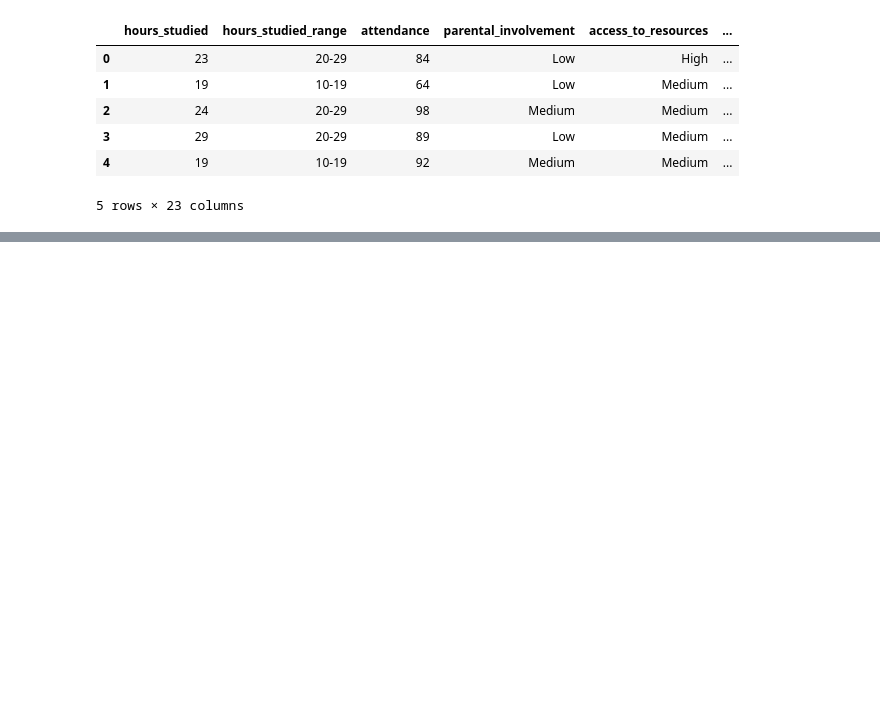
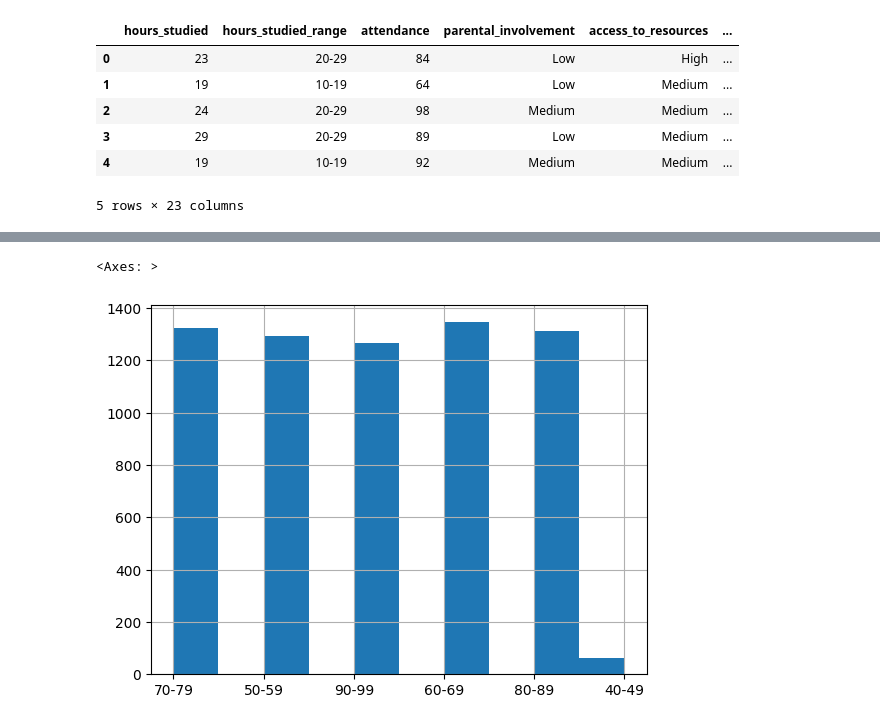
Before and after one commit to eeeare-eyesee/Student_Performance_Project, a Jupyter notebook: Student_Performance_Factors.ipynb, the cells around one changed output, grey strips where cells are left out. Cells and saved outputs as stored; diff of their text form; code cells hidden in the pictures; blank space fills up the shorter version.

Commit message:
adding base visualizations

```diff
--- a/Student_Performance_Factors.ipynb
+++ b/Student_Performance_Factors.ipynb
@@ -305,8 +319,8 @@ df.head()
 # %%
 #create bins for hours studied
 df['exam_score'].unique()
-exam_score_bins = [0, 10, 20, 30, 40, 50, 60, 70, 80, 90, 100]
-exam_score_labels=['0-9','10-19','20-29','30-39','40-49','50-59','60-69','70-79','80-89','90-99']
+exam_score_bins = [0, 10, 20, 30, 40, 50, 60, 70, 80, 90, 101]
+exam_score_labels=['0-9','10-19','20-29','30-39','40-49','50-59','60-69','70-79','80-89','90-100']
 
 df['exam_score_range'] =pd.cut(df['exam_score'], bins=exam_score_bins, labels=exam_score_labels)
 df[['exam_score','exam_score_range']]
@@ -339,0 +410,6 @@ df.head()
+# %%
+#add viz for previous scores range
+df['previous_scores_range'].hist(bins=10)
+# %% [output]
+<Axes: >
+[figure, added]
```
Also changed, not shown: parts of 8 cells of this notebook.
